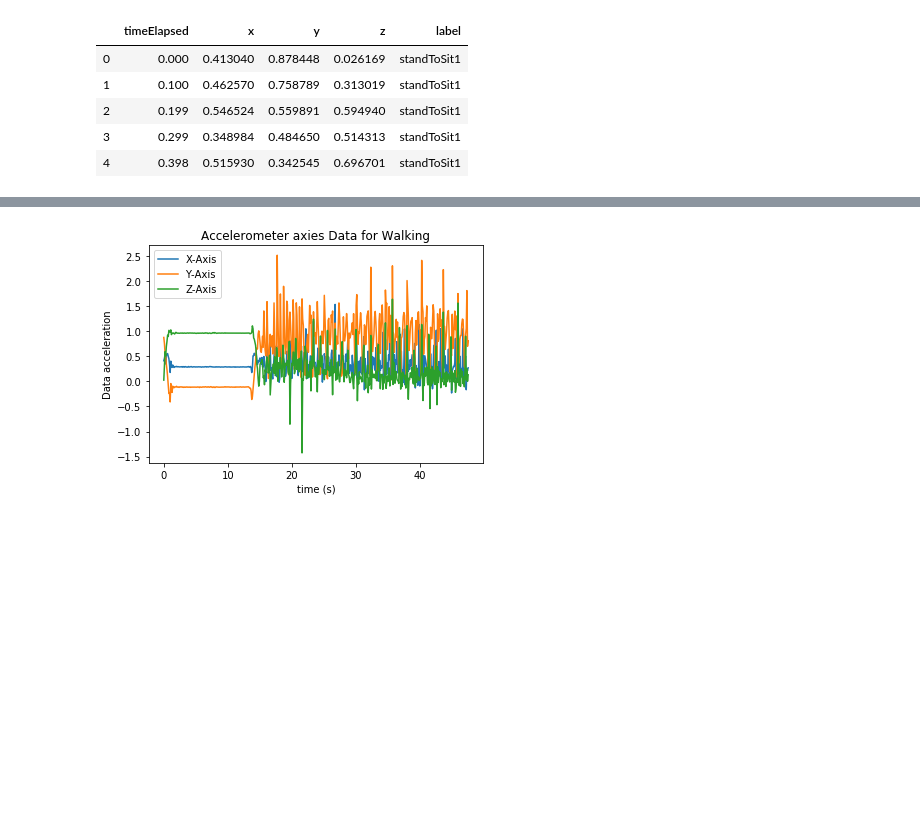
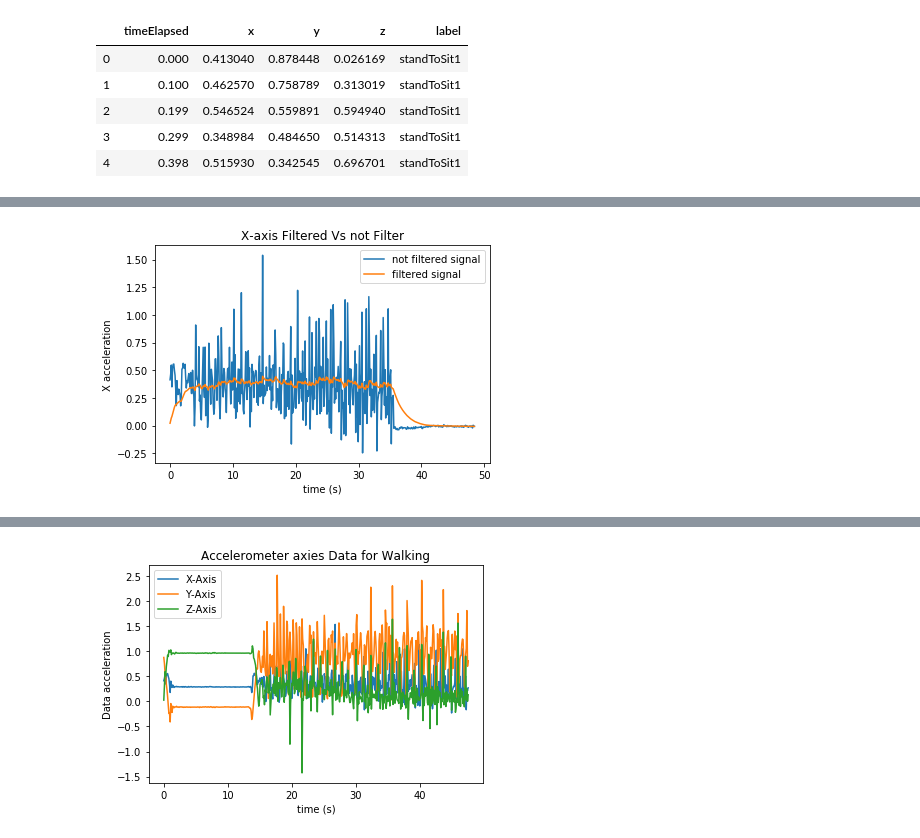
Before and after one commit to yousefkhaled282/Human-Activity-Recognition, a Jupyter notebook: Human Activity Recognition.ipynb, the cells around one changed output, grey strips where cells are left out. Drawn from its saved outputs; the diff is of its cells as text; code cells hidden in the pictures; blank space fills up the shorter version.

```diff
--- a/Human Activity Recognition.ipynb
+++ b/Human Activity Recognition.ipynb
@@ -83,3 +105,13 @@ ValueError: maximum supported dimension for an ndarray is 32, found 479
+# %%
+plt.plot(df_walking['timeElapsed'],df_walking['x'],label='not filtered signal')
+plt.plot(df_walking['timeElapsed'],X,label='filtered signal')
+plt.title('X-axis Filtered Vs not Filter')
+plt.ylabel('X acceleration')
+plt.xlabel('time (s)')
+plt.legend()
+plt.show()
+# %% [output]
+[figure, added]
 # %%
 x=butter_lowpass_filter(X,cutoff, fs, order)
 y=butter_lowpass_filter(df_walking['y'],cutoff, fs, order)
```
Also changed, not shown: parts of 13 cells of this notebook.
